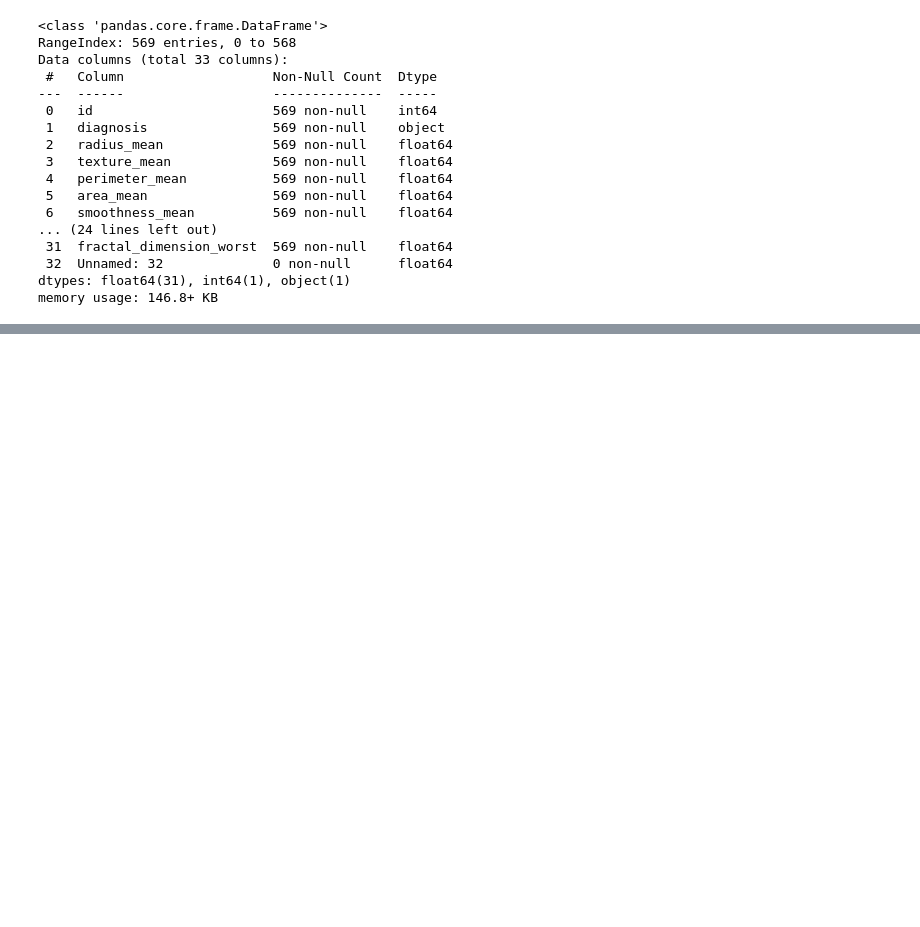
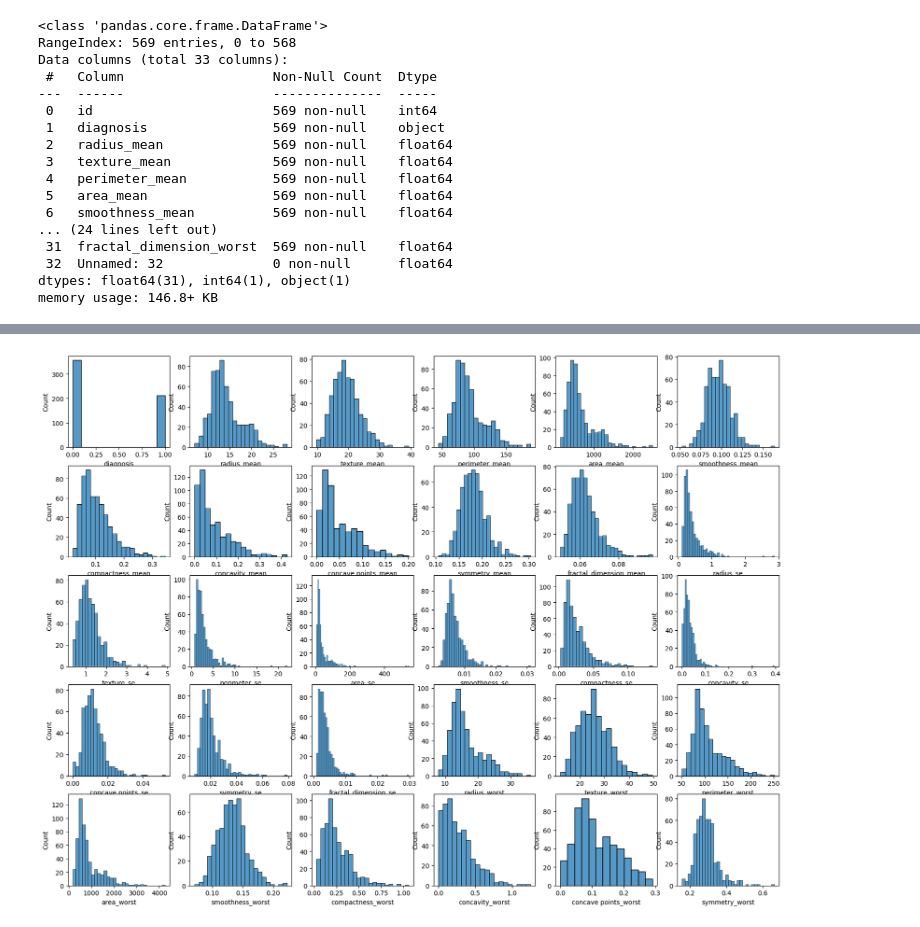
Before and after one commit to MariaSzighardtova/archive, a Jupyter notebook: breast_cancer_wisconsin.ipynb, the cells around one changed output, grey strips where cells are left out. Cells and saved outputs as stored; diff of their text form; code cells hidden in the pictures; blank space fills up the shorter version.

```diff
--- a/breast_cancer_wisconsin.ipynb
+++ b/breast_cancer_wisconsin.ipynb
@@ -61,0 +71,3 @@ data.describe()
+# %%
+data['diagnosis'] = data['diagnosis'].map({'M':1,'B':0})
+data.head()
@@ -61,0 +82,13 @@ data.describe()
+# %%
+plt.figure(figsize=(20, 15))
+plotnumber = 1
+
+for column in data:
+    if plotnumber <= 30:
+        ax = plt.subplot(5, 6, plotnumber)
+        sns.histplot(data[column])
+        plt.xlabel(column)
+
+    plotnumber += 1
+# %% [output]
+[figure, added]
```
Also changed, not shown: parts of 8 cells of this notebook.
